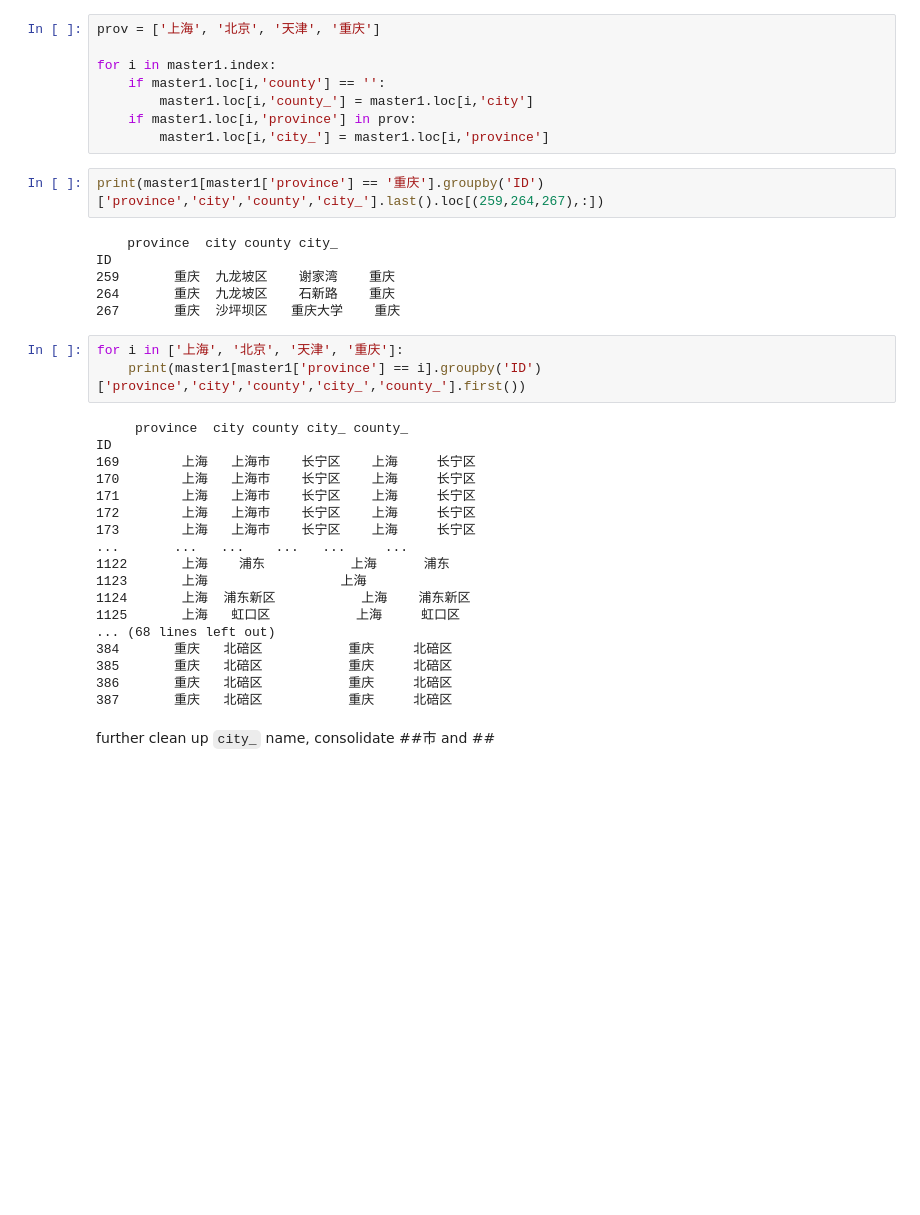
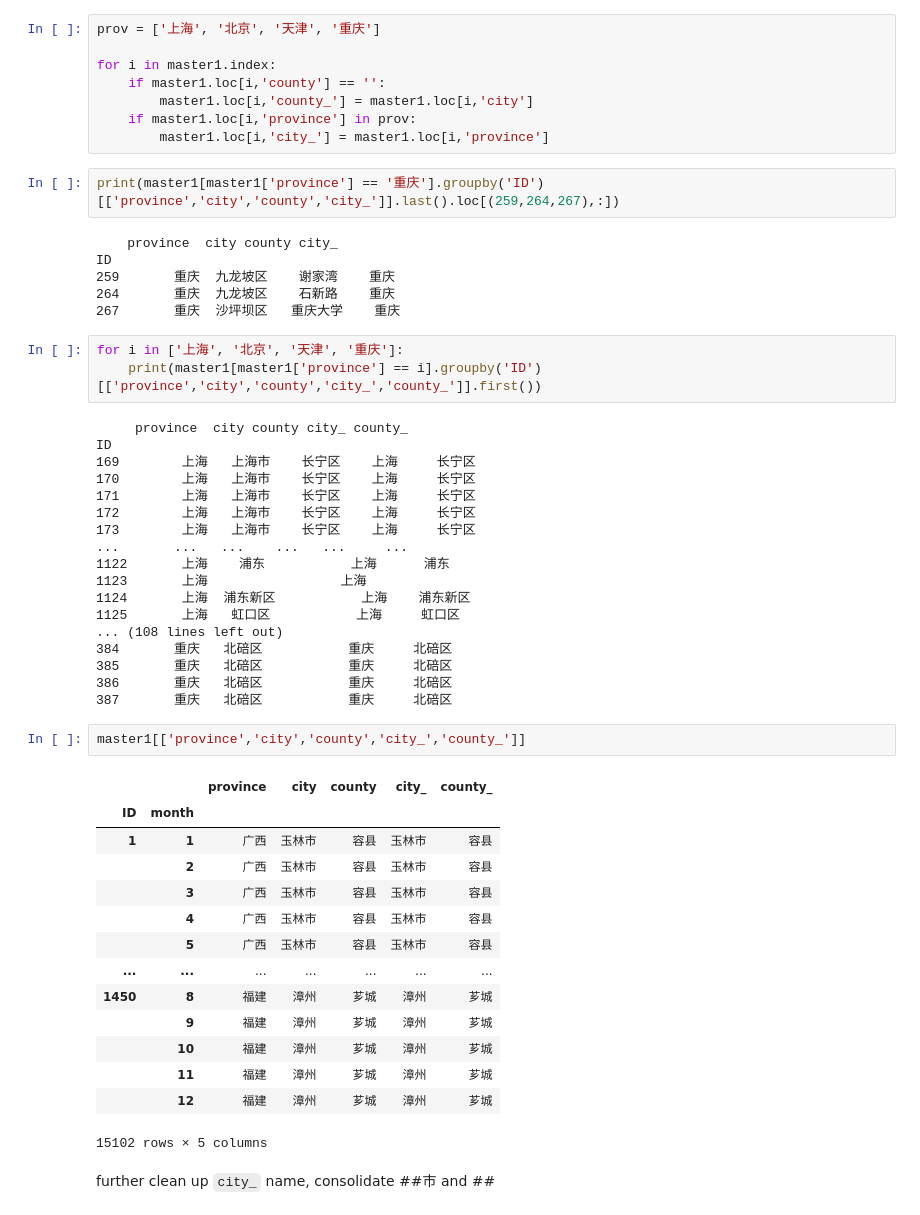
Before and after one commit to JK558/Land-Cover-UHI-Energy-Use, a Jupyter notebook: Land-Cover-UHI-Energy-Use.ipynb, the cells around one changed output. Drawn from its saved outputs; the diff is of its cells as text; blank space fills up the shorter version.

```diff
--- a/Land-Cover-UHI-Energy-Use.ipynb
+++ b/Land-Cover-UHI-Energy-Use.ipynb
@@ -899,7 +902,7 @@ for i in master1.index:
     if master1.loc[i,'province'] in prov:
         master1.loc[i,'city_'] = master1.loc[i,'province']
 # %%
-print(master1[master1['province'] == '重庆'].groupby('ID')['province','city','county','city_'].last().loc[(259,264,267),:])
+print(master1[master1['province'] == '重庆'].groupby('ID')[['province','city','county','city_']].last().loc[(259,264,267),:])
 # %% [output]
     province  city county city_
 ID
@@ -908,7 +911,7 @@ ID
 267       重庆  沙坪坝区   重庆大学    重庆
 # %%
 for i in ['上海', '北京', '天津', '重庆']:
-    print(master1[master1['province'] == i].groupby('ID')['province','city','county','city_','county_'].first())
+    print(master1[master1['province'] == i].groupby('ID')[['province','city','county','city_','county_']].first())
 # %% [output]
      province  city county city_ county_
 ID
@@ -922,11 +925,28 @@ ID
 1123       上海                 上海
 1124       上海  浦东新区           上海    浦东新区
 1125       上海   虹口区           上海     虹口区
-... (68 lines left out)
+... (108 lines left out)
 384       重庆   北碚区           重庆     北碚区
 385       重庆   北碚区           重庆     北碚区
 386       重庆   北碚区           重庆     北碚区
 387       重庆   北碚区           重庆     北碚区
+# %%
+master1[['province','city','county','city_','county_']]
+# %% [output]
+|  |  | province | city | county | city_ | county_ |
+| ID | month |  |  |  |  |  |
+| 1 | 1 | 广西 | 玉林市 | 容县 | 玉林市 | 容县 |
+|  | 2 | 广西 | 玉林市 | 容县 | 玉林市 | 容县 |
+|  | 3 | 广西 | 玉林市 | 容县 | 玉林市 | 容县 |
+|  | 4 | 广西 | 玉林市 | 容县 | 玉林市 | 容县 |
+|  | 5 | 广西 | 玉林市 | 容县 | 玉林市 | 容县 |
+| ... | ... | ... | ... | ... | ... | ... |
+| 1450 | 8 | 福建 | 漳州 | 芗城 | 漳州 | 芗城 |
+|  | 9 | 福建 | 漳州 | 芗城 | 漳州 | 芗城 |
+|  | 10 | 福建 | 漳州 | 芗城 | 漳州 | 芗城 |
+|  | 11 | 福建 | 漳州 | 芗城 | 漳州 | 芗城 |
+|  | 12 | 福建 | 漳州 | 芗城 | 漳州 | 芗城 |
+15102 rows × 5 columns
 # %% [markdown]
  further clean up `city_` name, consolidate ##市 and ##
 # %%
```
Also changed, not shown: parts of 69 cells of this notebook.
